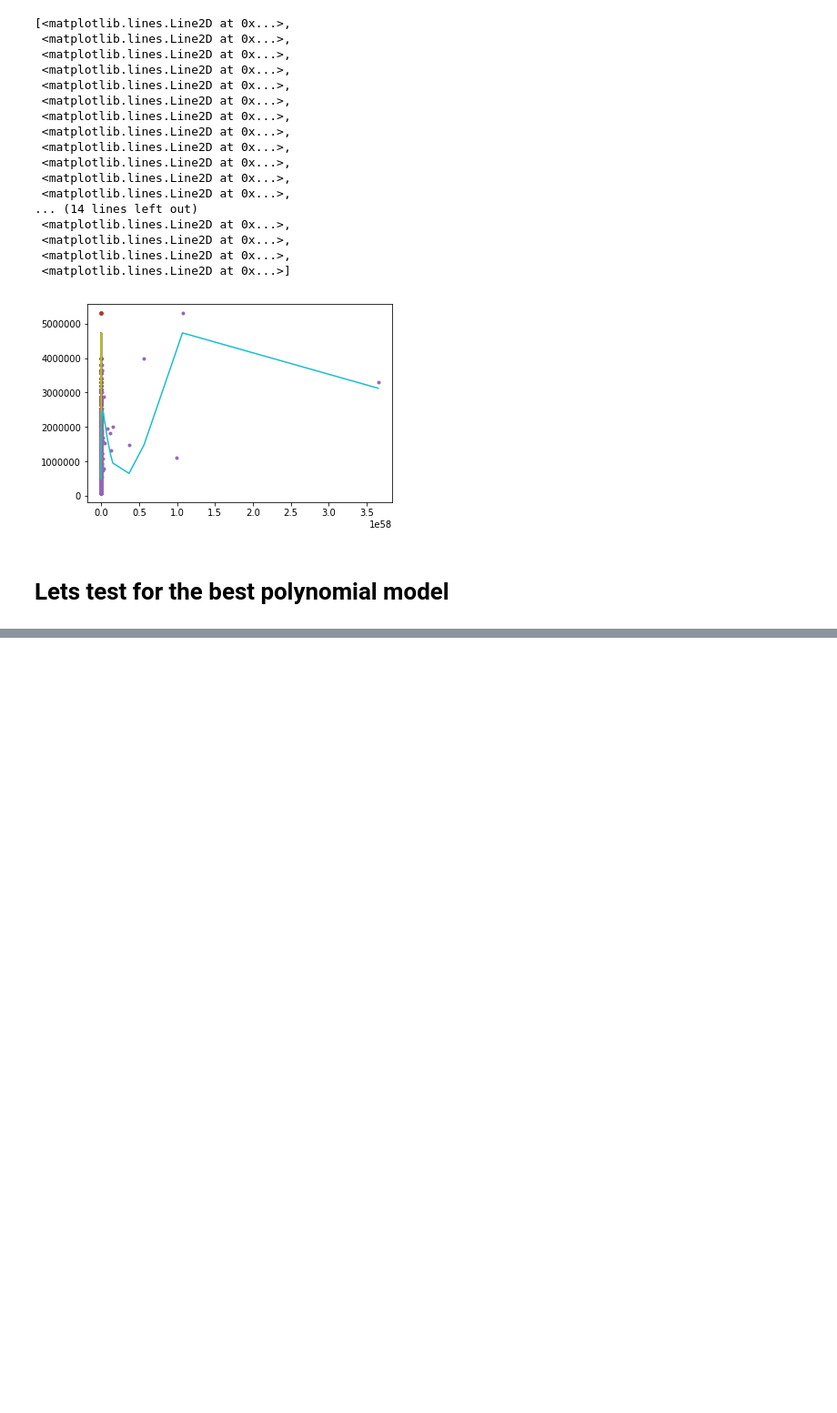
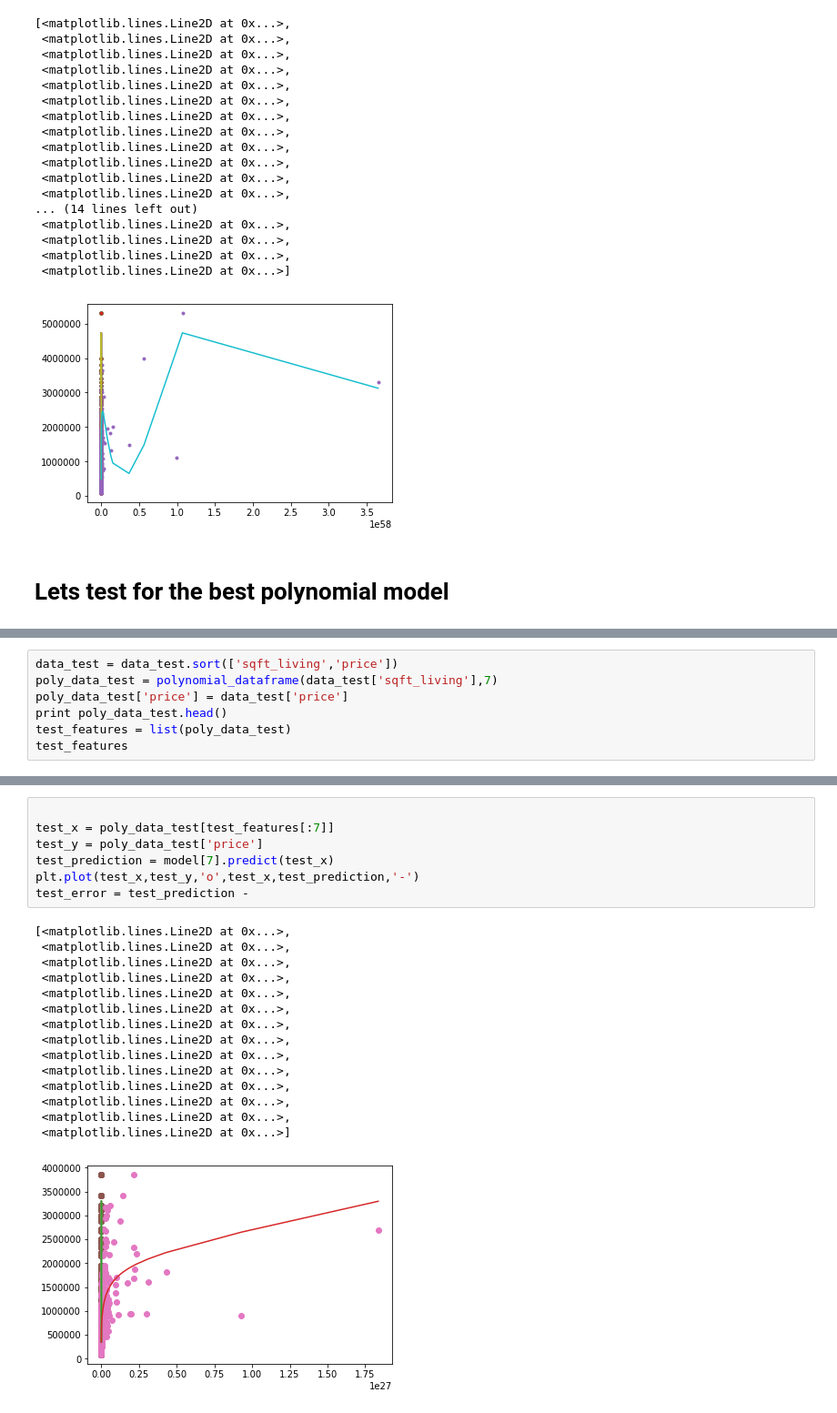
Before and after one commit to thesharpshooter/b, a Jupyter notebook: Polynomial Regression/Untitled.ipynb, the cells around one changed output, grey strips where cells are left out. Shown: that part at 91% size. Saved outputs shown, nothing was run; the diff lists cells and outputs as text; blank space fills up the shorter version.

```diff
--- a/Polynomial Regression/Untitled.ipynb
+++ b/Polynomial Regression/Untitled.ipynb
@@ -368,0 +369,7 @@ poly_data_15.head()
+# %%
+data_test = data_test.sort(['sqft_living','price'])
+poly_data_test = polynomial_dataframe(data_test['sqft_living'],7)
+poly_data_test['price'] = data_test['price']
+print poly_data_test.head()
+test_features = list(poly_data_test)
+test_features
@@ -368,0 +398,23 @@ poly_data_15.head()
+# %%
+
+test_x = poly_data_test[test_features[:7]]
+test_y = poly_data_test['price']
+test_prediction = model[7].predict(test_x)
+plt.plot(test_x,test_y,'o',test_x,test_prediction,'-')
+test_error = test_prediction -
+# %% [output]
+[<matplotlib.lines.Line2D at 0x...>,
+ <matplotlib.lines.Line2D at 0x...>,
+ <matplotlib.lines.Line2D at 0x...>,
+ <matplotlib.lines.Line2D at 0x...>,
+ <matplotlib.lines.Line2D at 0x...>,
+ <matplotlib.lines.Line2D at 0x...>,
+ <matplotlib.lines.Line2D at 0x...>,
+ <matplotlib.lines.Line2D at 0x...>,
+ <matplotlib.lines.Line2D at 0x...>,
+ <matplotlib.lines.Line2D at 0x...>,
+ <matplotlib.lines.Line2D at 0x...>,
+ <matplotlib.lines.Line2D at 0x...>,
+ <matplotlib.lines.Line2D at 0x...>,
+ <matplotlib.lines.Line2D at 0x...>]
+[figure, added]
```
Also changed, not shown: parts of 8 cells of this notebook.
